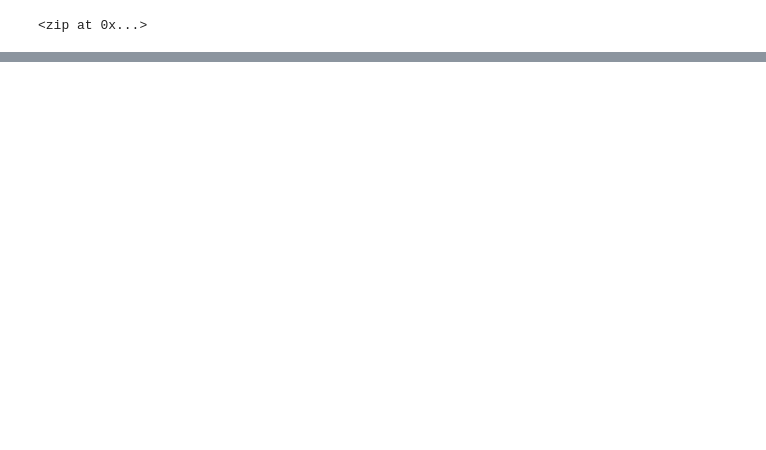
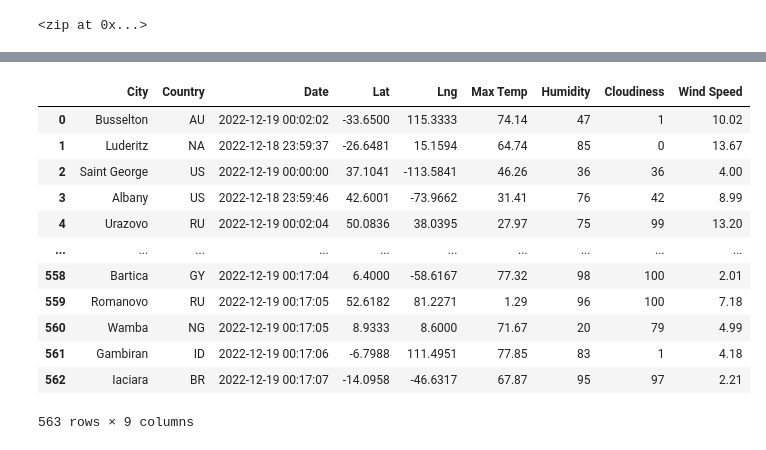
Before and after one commit to diamondcastles/World_Weather_Analysis, a Jupyter notebook: WeatherPy.ipynb, the cells around one changed output, grey strips where cells are left out. Drawn from its saved outputs; the diff is of its cells as text; code cells hidden in the pictures; blank space fills up the shorter version.

```diff
--- a/WeatherPy.ipynb
+++ b/WeatherPy.ipynb
@@ -58,0 +180,19 @@ len(cities)
+# %%
+new_column_order = ["City", "Country", "Date", "Lat", "Lng", "Max Temp", "Humidity", "Cloudiness", "Wind Speed"]
+
+new_df = new_df[new_column_order]
+new_df
+# %% [output]
+|  | City | Country | Date | Lat | Lng | Max Temp | Humidity | Cloudiness | Wind Speed |
+| 0 | Busselton | AU | 2022-12-19 00:02:02 | -33.6500 | 115.3333 | 74.14 | 47 | 1 | 10.02 |
+| 1 | Luderitz | NA | 2022-12-18 23:59:37 | -26.6481 | 15.1594 | 64.74 | 85 | 0 | 13.67 |
+| 2 | Saint George | US | 2022-12-19 00:00:00 | 37.1041 | -113.5841 | 46.26 | 36 | 36 | 4.00 |
+| 3 | Albany | US | 2022-12-18 23:59:46 | 42.6001 | -73.9662 | 31.41 | 76 | 42 | 8.99 |
+| 4 | Urazovo | RU | 2022-12-19 00:02:04 | 50.0836 | 38.0395 | 27.97 | 75 | 99 | 13.20 |
+| ... | ... | ... | ... | ... | ... | ... | ... | ... | ... |
+| 558 | Bartica | GY | 2022-12-19 00:17:04 | 6.4000 | -58.6167 | 77.32 | 98 | 100 | 2.01 |
+| 559 | Romanovo | RU | 2022-12-19 00:17:05 | 52.6182 | 81.2271 | 1.29 | 96 | 100 | 7.18 |
+| 560 | Wamba | NG | 2022-12-19 00:17:05 | 8.9333 | 8.6000 | 71.67 | 20 | 79 | 4.99 |
+| 561 | Gambiran | ID | 2022-12-19 00:17:06 | -6.7988 | 111.4951 | 77.85 | 83 | 1 | 4.18 |
+| 562 | Iaciara | BR | 2022-12-19 00:17:07 | -14.0958 | -46.6317 | 67.87 | 95 | 97 | 2.21 |
+563 rows × 9 columns
```
Also changed, not shown: parts of 9 cells of this notebook, 1 other file.
